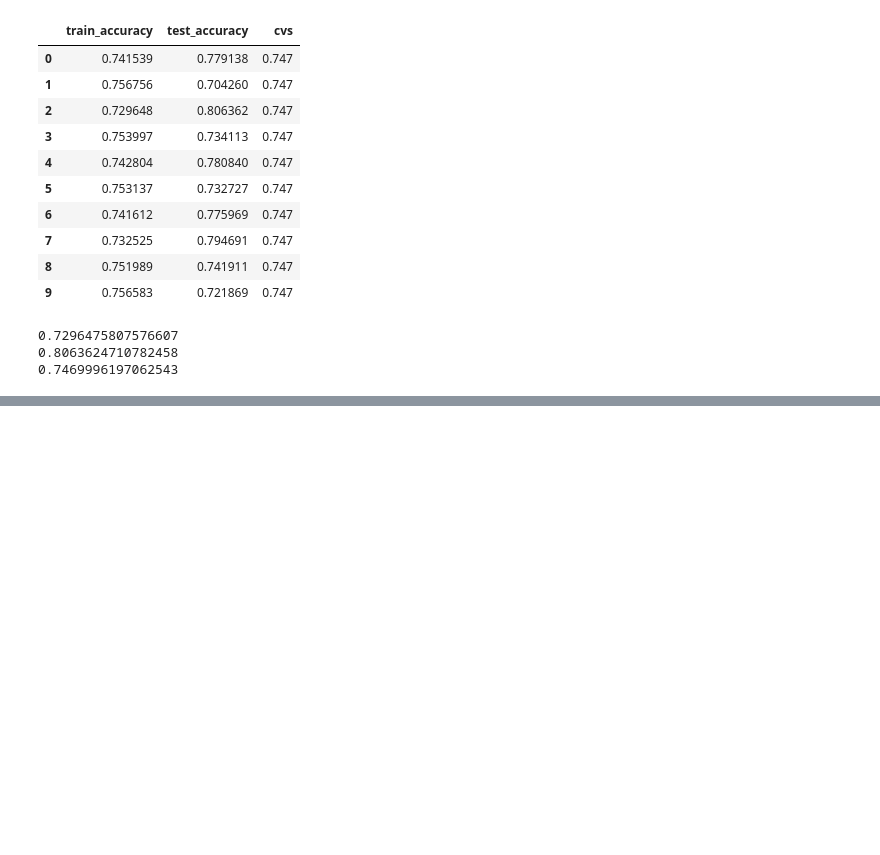
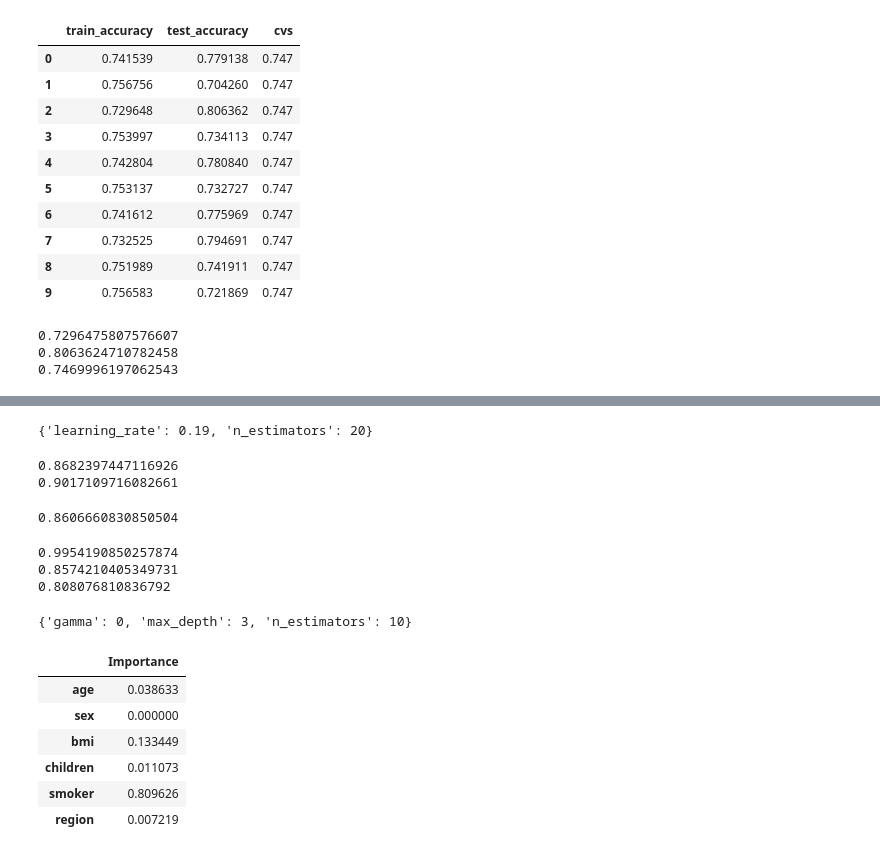
Before and after one commit to fahadkhan1389/Medical-Insurance-Charges-Predictor, a Jupyter notebook: insurance.ipynb, the cells around one changed output, grey strips where cells are left out. Drawn from its saved outputs; the diff is of its cells as text; code cells hidden in the pictures; blank space fills up the shorter version.

Commit message:
apply all possible model

```diff
--- a/insurance.ipynb
+++ b/insurance.ipynb
@@ -181,0 +231,55 @@ print((cross_val_score(lr,x,y,cv=5)).mean())
+# %%
+from sklearn.model_selection import GridSearchCV
+estimator=GradientBoostingRegressor()
+param_grid={'n_estimators':[10,15,19,20,21,50],'learning_rate':[0.1,0.19,0.2,0.21,0.8,1]}
+grid=GridSearchCV(estimator,param_grid,scoring="r2",cv=5)
+grid.fit(xtrain,ytrain)
+print(grid.best_params_)
+# %% [output]
+{'learning_rate': 0.19, 'n_estimators': 20}
+# %%
+gbmodel=GradientBoostingRegressor(n_estimators=19,learning_rate=0.2)
+gbmodel.fit(xtrain,ytrain)
+ypredtrain3=gbmodel.predict(xtrain)
+ypredtest3=gbmodel.predict(xtest)
+print(r2_score(ytrain,ypredtrain3))
+print(r2_score(ytest,ypredtest3))
+print(cross_val_score(gbmodel,x,y,cv=5,).mean())
+# %% [output]
+0.8682397447116926
+0.9017109716082661
+0.8606660830850504
+# %%
+xgmodel=XGBRegressor()
+xgmodel.fit(xtrain,ytrain)
+ypredtrain4=xgmodel.predict(xtrain)
+ypredtest4=xgmodel.predict(xtest)
+print(r2_score(ytrain,ypredtrain4))
+print(r2_score(ytest,ypredtest4))
+print(cross_val_score(xgmodel,x,y,cv=5,).mean())
+# %% [output]
+0.9954190850257874
+0.8574210405349731
+0.808076810836792
+# %%
+
+from sklearn.model_selection import GridSearchCV
+estimator=XGBRegressor()
+param_grid={'n_estimators':[10,15,20,40,50],'max_depth':[3,4,5],'gamma':[0,0.15,0.3,0.5,1]}
+grid=GridSearchCV(estimator,param_grid,scoring="r2",cv=5)
+grid.fit(xtrain,ytrain)
+print(grid.best_params_)
+# %% [output]
+{'gamma': 0, 'max_depth': 3, 'n_estimators': 10}
+# %%
+features_important = pd.DataFrame(data = grid.best_estimator_.feature_importances_, index = x.columns, columns = ['Importance'])
+# %%
+features_important
+# %% [output]
+|  | Importance |
+| age | 0.038633 |
+| sex | 0.000000 |
+| bmi | 0.133449 |
+| children | 0.011073 |
+| smoker | 0.809626 |
+| region | 0.007219 |
```
Also changed, not shown: parts of 9 cells of this notebook, 1 other file.
